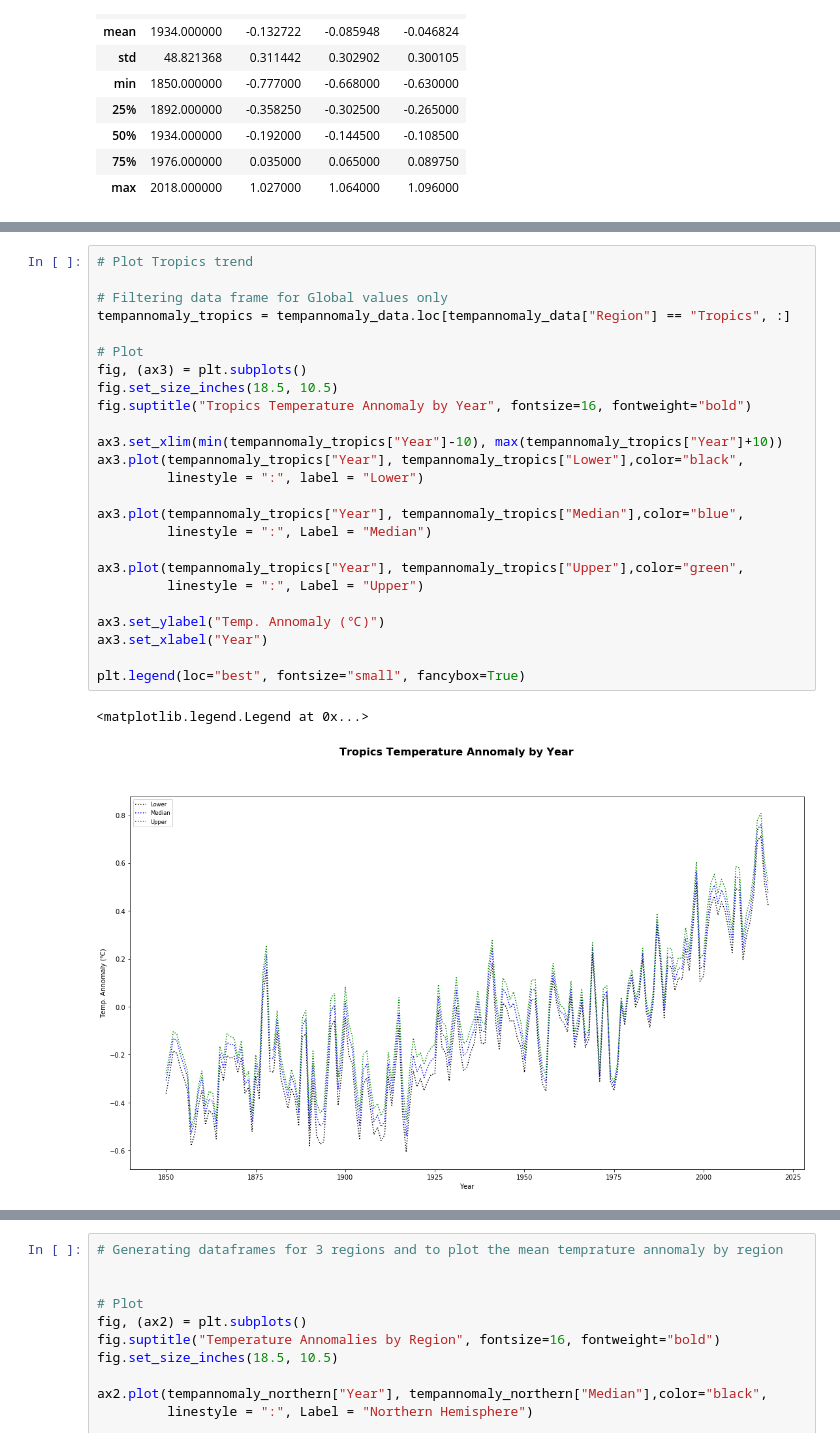
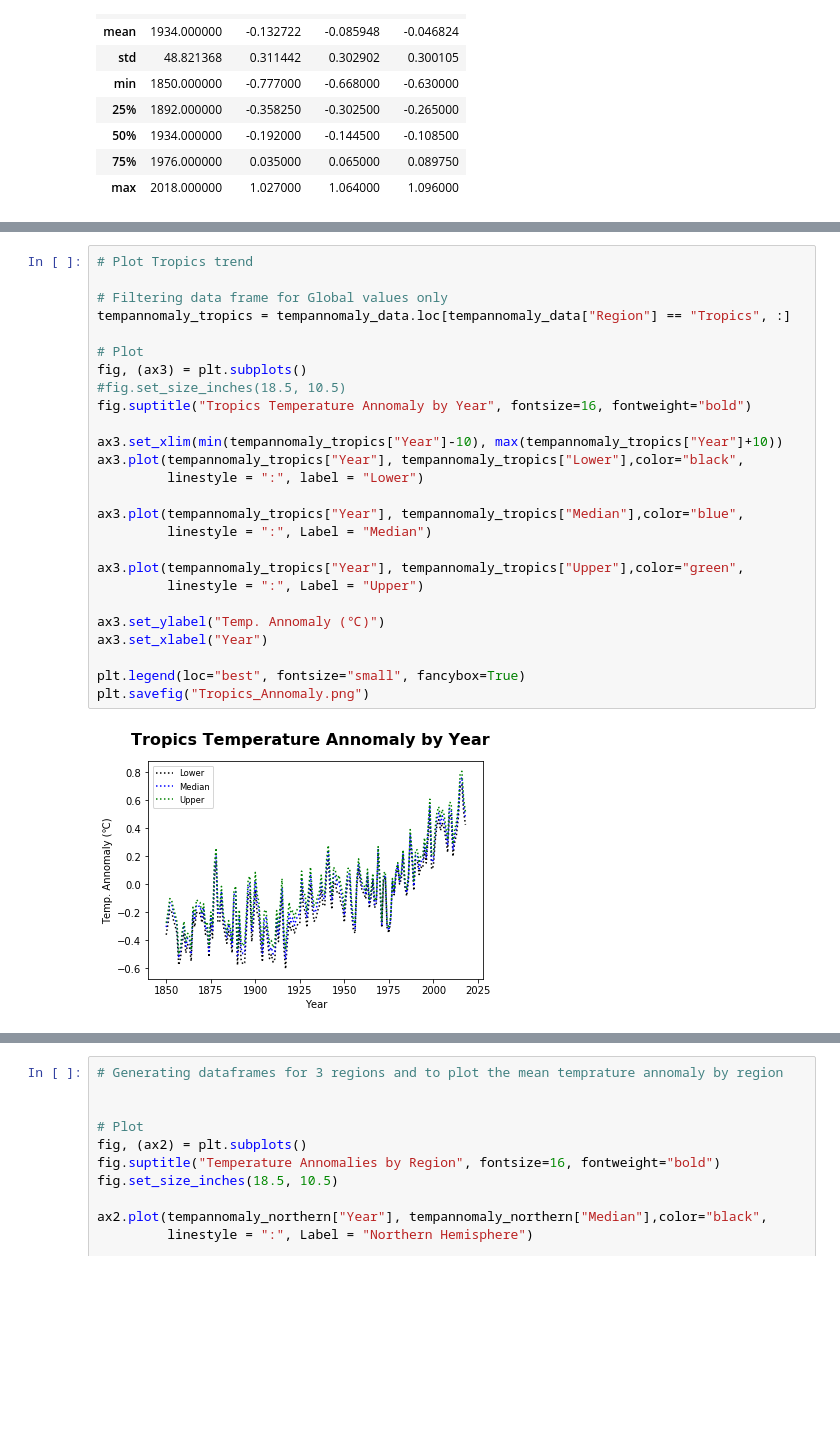
Before and after one commit to jnnhuynh-web/Project-1, a Jupyter notebook: Reference/Master Jupyter/Master File.ipynb, the cells around one changed output, grey strips where cells are left out. Cells and saved outputs as stored; diff of their text form; blank space fills up the shorter version.

```diff
--- a/Reference/Master Jupyter/Master File.ipynb
+++ b/Reference/Master Jupyter/Master File.ipynb
@@ -114,31 +117,31 @@ plt.legend(loc="best", fontsize="small", fancybox=True)
 # %%
 # Plot Tropics trend
 
 # Filtering data frame for Global values only
 tempannomaly_tropics = tempannomaly_data.loc[tempannomaly_data["Region"] == "Tropics", :]
 
 # Plot
 fig, (ax3) = plt.subplots()
-fig.set_size_inches(18.5, 10.5)
+#fig.set_size_inches(18.5, 10.5)
 fig.suptitle("Tropics Temperature Annomaly by Year", fontsize=16, fontweight="bold")
 
 ax3.set_xlim(min(tempannomaly_tropics["Year"]-10), max(tempannomaly_tropics["Year"]+10))
 ax3.plot(tempannomaly_tropics["Year"], tempannomaly_tropics["Lower"],color="black",
          linestyle = ":", label = "Lower")
 
 ax3.plot(tempannomaly_tropics["Year"], tempannomaly_tropics["Median"],color="blue",
          linestyle = ":", Label = "Median")
 
 ax3.plot(tempannomaly_tropics["Year"], tempannomaly_tropics["Upper"],color="green",
          linestyle = ":", Label = "Upper")
 
 ax3.set_ylabel("Temp. Annomaly (℃)")
 ax3.set_xlabel("Year")
 
 plt.legend(loc="best", fontsize="small", fancybox=True)
+plt.savefig("Tropics_Annomaly.png")
 # %% [output]
-<matplotlib.legend.Legend at 0x...>
-[figure, old version]
+[figure, new version]
 # %%
 # Plot Southern Hemisphere trend
 
```
Also changed, not shown: parts of 8 cells of this notebook, 11 other files.
